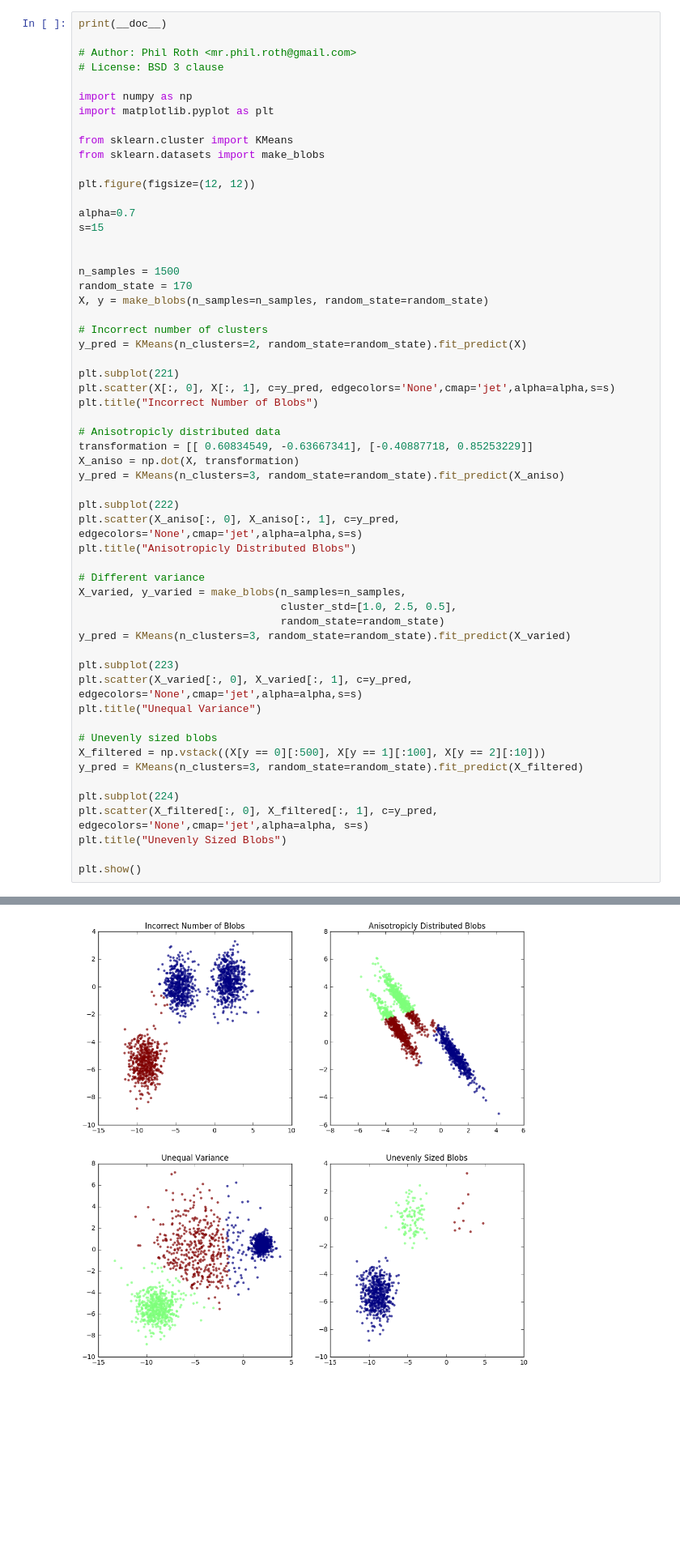
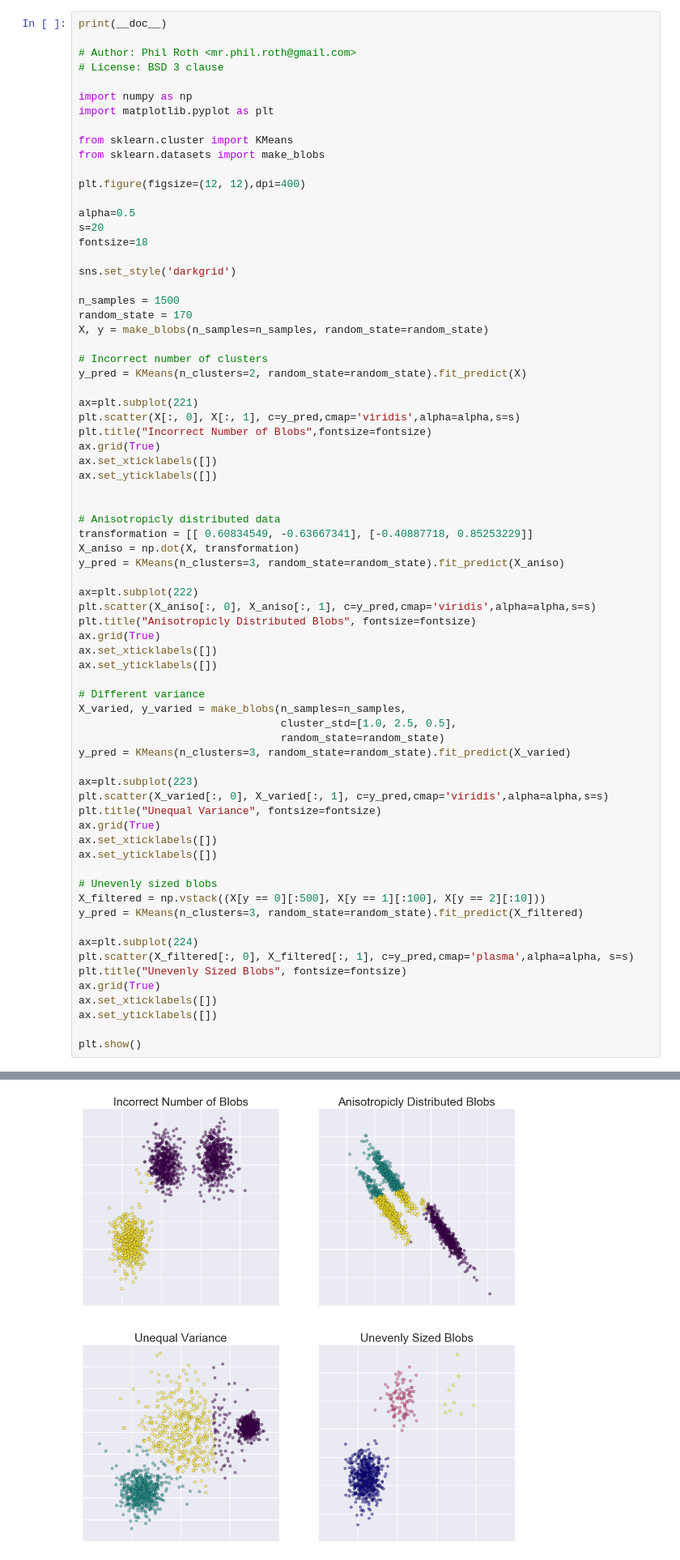
Before and after one commit to domijin/kmeans_assumption, a Jupyter notebook: FinalProject.ipynb, the cells around one changed output, grey strips where cells are left out. Shown at 81% size. Saved outputs shown, nothing was run; the diff lists cells and outputs as text; blank space fills up the shorter version.

Commit message:
slightly tuned the plot and add some notes

```diff
--- a/FinalProject.ipynb
+++ b/FinalProject.ipynb
@@ -18,54 +87,69 @@ import matplotlib.pyplot as plt
 from sklearn.cluster import KMeans
 from sklearn.datasets import make_blobs
 
-plt.figure(figsize=(12, 12))
+plt.figure(figsize=(12, 12),dpi=400)
 
-alpha=0.7
-s=15
+alpha=0.5
+s=20
+fontsize=18
 
+sns.set_style('darkgrid')
 
 n_samples = 1500
 random_state = 170
 X, y = make_blobs(n_samples=n_samples, random_state=random_state)
 
 # Incorrect number of clusters
 y_pred = KMeans(n_clusters=2, random_state=random_state).fit_predict(X)
 
-plt.subplot(221)
-plt.scatter(X[:, 0], X[:, 1], c=y_pred, edgecolors='None',cmap='jet',alpha=alpha,s=s)
-plt.title("Incorrect Number of Blobs")
+ax=plt.subplot(221)
+plt.scatter(X[:, 0], X[:, 1], c=y_pred,cmap='viridis',alpha=alpha,s=s)
+plt.title("Incorrect Number of Blobs",fontsize=fontsize)
+ax.grid(True)
+ax.set_xticklabels([])
+ax.set_yticklabels([])
+
 
 # Anisotropicly distributed data
 transformation = [[ 0.60834549, -0.63667341], [-0.40887718, 0.85253229]]
 X_aniso = np.dot(X, transformation)
 y_pred = KMeans(n_clusters=3, random_state=random_state).fit_predict(X_aniso)
 
-plt.subplot(222)
-plt.scatter(X_aniso[:, 0], X_aniso[:, 1], c=y_pred, edgecolors='None',cmap='jet',alpha=alpha,s=s)
-plt.title("Anisotropicly Distributed Blobs")
+ax=plt.subplot(222)
+plt.scatter(X_aniso[:, 0], X_aniso[:, 1], c=y_pred,cmap='viridis',alpha=alpha,s=s)
+plt.title("Anisotropicly Distributed Blobs", fontsize=fontsize)
+ax.grid(True)
+ax.set_xticklabels([])
+ax.set_yticklabels([])
 
 # Different variance
 X_varied, y_varied = make_blobs(n_samples=n_samples,
                                 cluster_std=[1.0, 2.5, 0.5],
                                 random_state=random_state)
 y_pred = KMeans(n_clusters=3, random_state=random_state).fit_predict(X_varied)
 
-plt.subplot(223)
-plt.scatter(X_varied[:, 0], X_varied[:, 1], c=y_pred, edgecolors='None',cmap='jet',alpha=alpha,s=s)
-plt.title("Unequal Variance")
+ax=plt.subplot(223)
+plt.scatter(X_varied[:, 0], X_varied[:, 1], c=y_pred,cmap='viridis',alpha=alpha,s=s)
+plt.title("Unequal Variance", fontsize=fontsize)
+ax.grid(True)
+ax.set_xticklabels([])
+ax.set_yticklabels([])
 
 # Unevenly sized blobs
 X_filtered = np.vstack((X[y == 0][:500], X[y == 1][:100], X[y == 2][:10]))
 y_pred = KMeans(n_clusters=3, random_state=random_state).fit_predict(X_filtered)
 
-plt.subplot(224)
-plt.scatter(X_filtered[:, 0], X_filtered[:, 1], c=y_pred, edgecolors='None',cmap='jet',alpha=alpha, s=s)
-plt.title("Unevenly Sized Blobs")
+ax=plt.subplot(224)
+plt.scatter(X_filtered[:, 0], X_filtered[:, 1], c=y_pred,cmap='plasma',alpha=alpha, s=s)
+plt.title("Unevenly Sized Blobs", fontsize=fontsize)
+ax.grid(True)
+ax.set_xticklabels([])
+ax.set_yticklabels([])
 
 plt.show()
 # %% [output]
 Automatically created module for IPython interactive environment
-[figure, old version]
+[figure, new version]
 # %% [markdown]
 ### ReDemonstration of k-means assumptions
 
```
Also changed, not shown: parts of 16 cells of this notebook.
